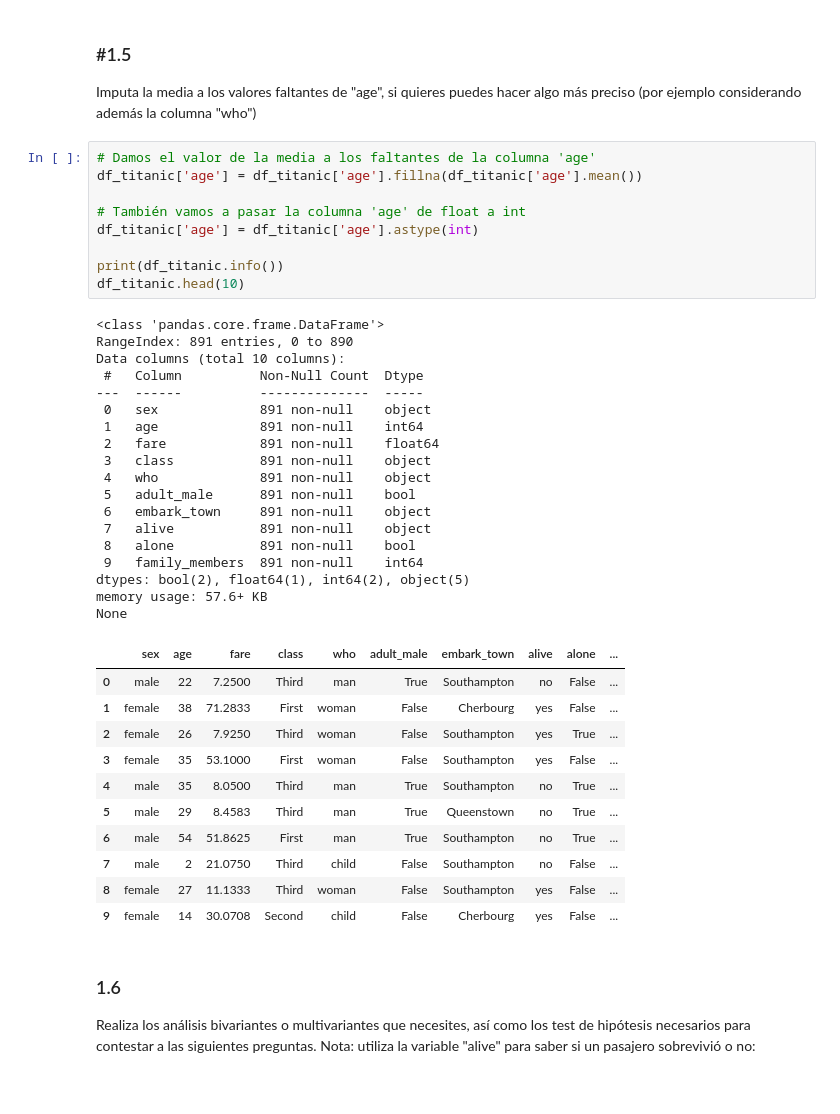
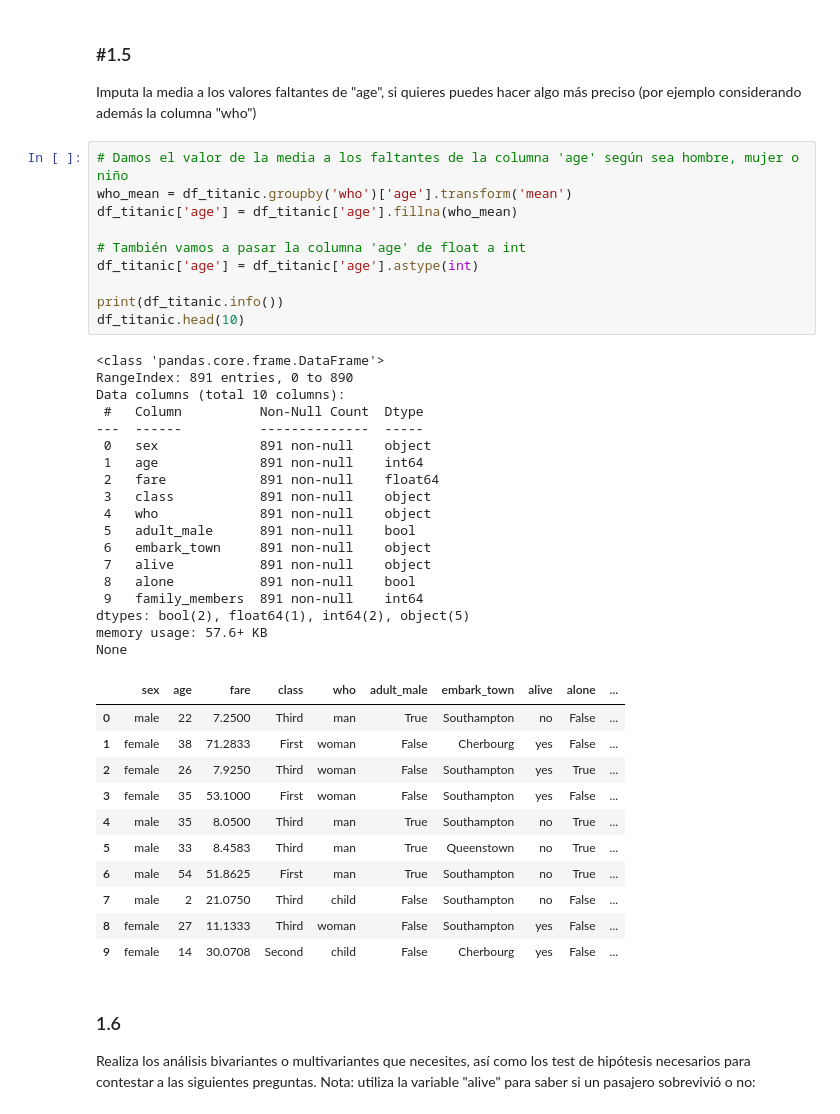
Before and after one commit to noemontiels/ONLINE_DS_THEBRIDGE_NOELIAMONTIEL, a Jupyter notebook: 03_Analisis_de_Datos/Sprint_07/Unidad_02/Practica_Obligatoria/18_Practica_Obligatoria_Multivariante.ipynb, the cells around one changed output. Drawn from its saved outputs; the diff is of its cells as text.

```diff
--- a/03_Analisis_de_Datos/Sprint_07/Unidad_02/Practica_Obligatoria/18_Practica_Obligatoria_Multivariante.ipynb
+++ b/03_Analisis_de_Datos/Sprint_07/Unidad_02/Practica_Obligatoria/18_Practica_Obligatoria_Multivariante.ipynb
@@ -182,40 +182,41 @@ None
 
 Imputa la media a los valores faltantes de "age", si quieres puedes hacer algo más preciso (por ejemplo considerando además la columna "who")
 # %%
-# Damos el valor de la media a los faltantes de la columna 'age'
-df_titanic['age'] = df_titanic['age'].fillna(df_titanic['age'].mean())
+# Damos el valor de la media a los faltantes de la columna 'age' según sea hombre, mujer o niño
+who_mean = df_titanic.groupby('who')['age'].transform('mean')
+df_titanic['age'] = df_titanic['age'].fillna(who_mean)
 
 # También vamos a pasar la columna 'age' de float a int
 df_titanic['age'] = df_titanic['age'].astype(int)
 
 print(df_titanic.info())
 df_titanic.head(10)
 # %% [output]
 <class 'pandas.core.frame.DataFrame'>
 RangeIndex: 891 entries, 0 to 890
 Data columns (total 10 columns):
  #   Column          Non-Null Count  Dtype
 ---  ------          --------------  -----
  0   sex             891 non-null    object
  1   age             891 non-null    int64
  2   fare            891 non-null    float64
  3   class           891 non-null    object
  4   who             891 non-null    object
  5   adult_male      891 non-null    bool
  6   embark_town     891 non-null    object
  7   alive           891 non-null    object
  8   alone           891 non-null    bool
  9   family_members  891 non-null    int64
 dtypes: bool(2), float64(1), int64(2), object(5)
 memory usage: 57.6+ KB
 None
 |  | sex | age | fare | class | who | adult_male | embark_town | alive | alone | ... |
 | 0 | male | 22 | 7.2500 | Third | man | True | Southampton | no | False | ... |
 | 1 | female | 38 | 71.2833 | First | woman | False | Cherbourg | yes | False | ... |
 | 2 | female | 26 | 7.9250 | Third | woman | False | Southampton | yes | True | ... |
 | 3 | female | 35 | 53.1000 | First | woman | False | Southampton | yes | False | ... |
 | 4 | male | 35 | 8.0500 | Third | man | True | Southampton | no | True | ... |
-| 5 | male | 29 | 8.4583 | Third | man | True | Queenstown | no | True | ... |
+| 5 | male | 33 | 8.4583 | Third | man | True | Queenstown | no | True | ... |
 | 6 | male | 54 | 51.8625 | First | man | True | Southampton | no | True | ... |
 | 7 | male | 2 | 21.0750 | Third | child | False | Southampton | no | False | ... |
 | 8 | female | 27 | 11.1333 | Third | woman | False | Southampton | yes | False | ... |
```
Also changed, not shown: parts of 12 cells of this notebook, 12 other files.
